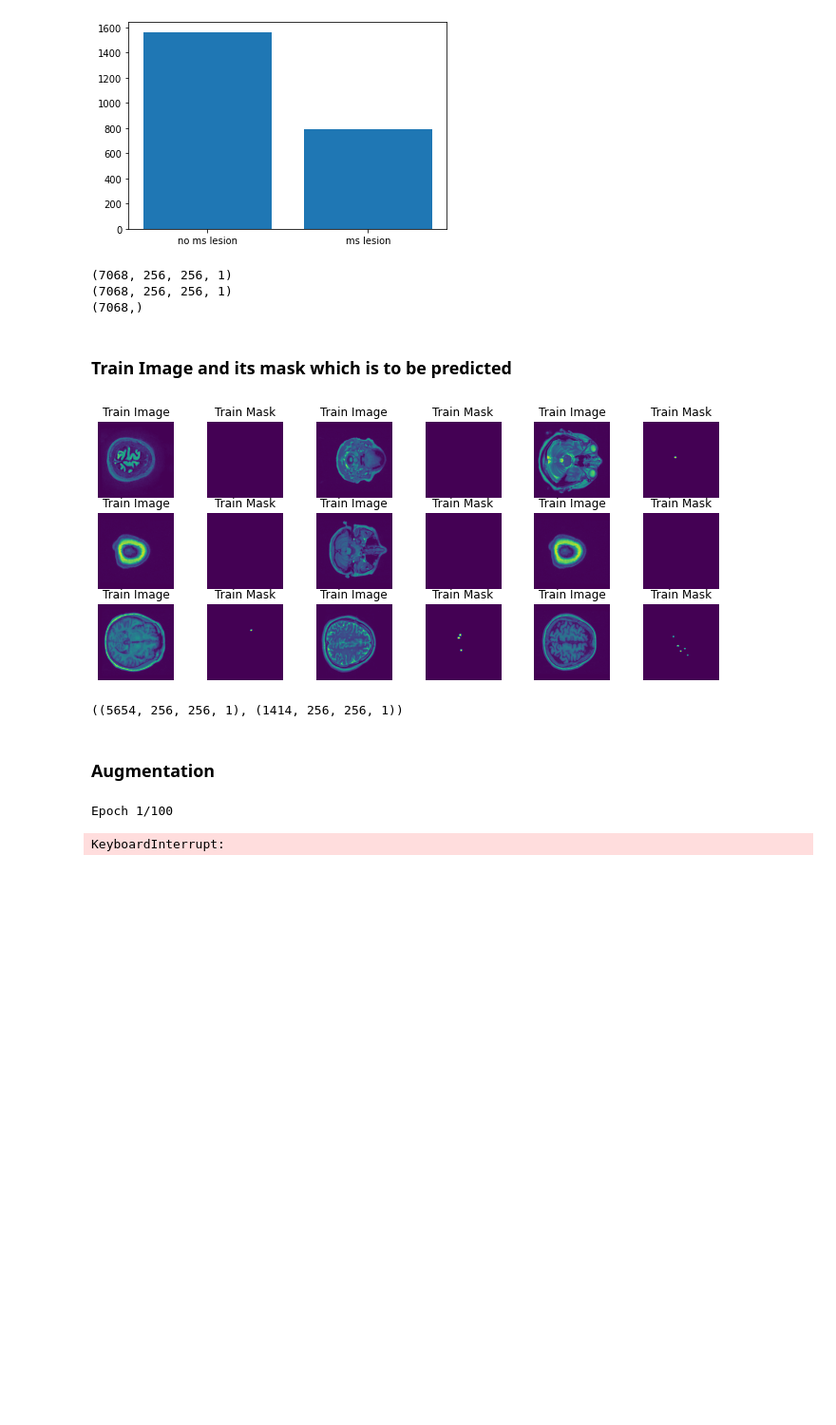
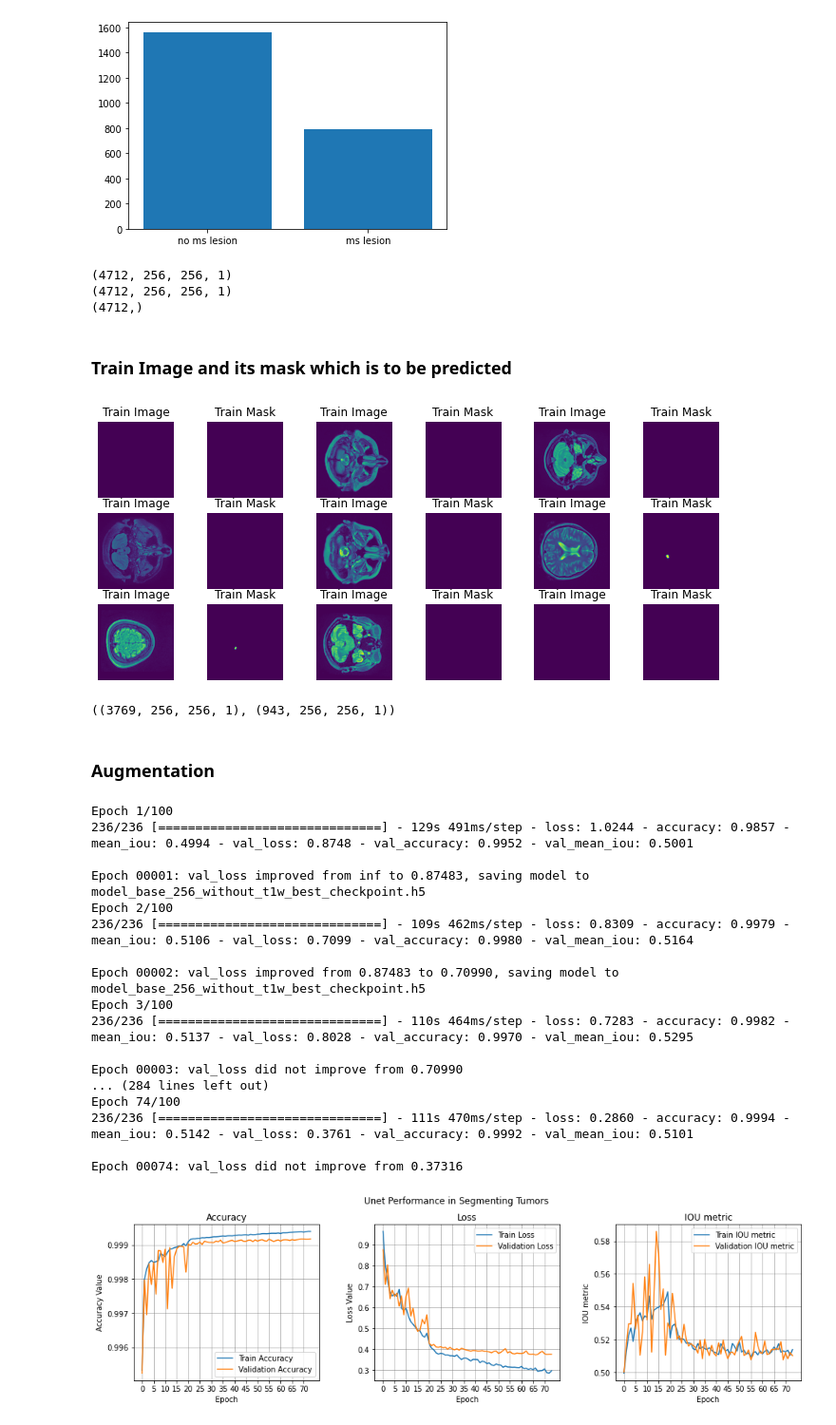
Before and after one commit to CM-Kim/unet_research, a Jupyter notebook: 03_unet_train.ipynb, the cells around one changed output. Shown at 95% size. Saved outputs shown, nothing was run; the diff lists cells and outputs as text; code cells hidden in the pictures; blank space fills up the shorter version.

```diff
--- a/03_unet_train.ipynb
+++ b/03_unet_train.ipynb
@@ -54,17 +54,17 @@ plt.bar(classes,counts,tick_label=list(integer_to_class.values()))
 from sklearn.model_selection import train_test_split
 import gc
 
-image_datasets = np.concatenate((t1w_images,t2f_images,t2w_images),axis=0)
-mask_datasets = np.concatenate((masks,masks,masks),axis =0)
-labels_datasets = np.concatenate((labels,labels,labels),axis =0)
+image_datasets = np.concatenate((t2f_images,t2w_images),axis=0)
+mask_datasets = np.concatenate((masks,masks),axis =0)
+labels_datasets = np.concatenate((labels,labels),axis =0)
 
 print(image_datasets.shape)
 print(mask_datasets.shape)
 print(labels_datasets.shape)
 # %% [output]
-(7068, 256, 256, 1)
-(7068, 256, 256, 1)
-(7068,)
+(4712, 256, 256, 1)
+(4712, 256, 256, 1)
+(4712,)
 # %% [markdown]
 ### Train Image and its mask which is to be predicted
 # %%
@@ -80,7 +80,7 @@ for idx in np.random.randint( image_datasets.shape[0], size=9):
   plt.title("Train Mask")
   plt.axis('off')
 # %% [output]
-[figure, old version]
+[figure, new version]
 # %%
 from sklearn.model_selection import train_test_split
 import gc
@@ -90,7 +90,6 @@ del image_datasets
 del mask_datasets
 del labels_datasets
 
-del t1w_images
 del t2f_images
 del t2w_images
 del labels
@@ -100,7 +99,7 @@ gc.collect()
 
 X.shape,X_v.shape
 # %% [output]
-((5654, 256, 256, 1), (1414, 256, 256, 1))
+((3769, 256, 256, 1), (943, 256, 256, 1))
 # %% [markdown]
 ### Augmentation
 # %%
@@ -114,27 +113,8 @@ import json
 
 model_options = [
 	{
-		'model_name': 'v5_1.3',
-		'model' : unet_v5,
-		'multiplier' : 1.3,
-		'input_shape' : (256,256,1)
-	},
-    {
-		'model_name': 'v5_1.5',
-		'model' : unet_v5,
-		'multiplier' : 1.5,
-		'input_shape' : (256,256,1)
-	},
-    {
-		'model_name': 'v5_1.8',
-		'model' : unet_v5,
-		'multiplier' : 1.8,
-		'input_shape' : (256,256,1)
-	},
-    {
-		'model_name': 'v5_2.0',
-		'model' : unet_v5,
-		'multiplier' : 2.0,
+		'model_name': 'base_256_without_t1w',
+		'model' : baseModel,
 		'input_shape' : (256,256,1)
 	}
 ]
@@ -142,7 +122,6 @@ model_options = [
 for model_option in model_options:
 
     model_name = model_option['model_name']
-    multiplier = model_option['multiplier']
     model = model_option['model']
     input_shape = model_option['input_shape']
 
@@ -151,36 +130,57 @@ for model_option in model_options:
     HISTORY_PNG_PATH = f'document/model_{model_name}_history.png'
     SUMMARY_PATH = f'document/model_{model_name}_summary.txt'
 
-    unet = model(input_shape=input_shape, multiplier=multiplier)
+    unet = ''
+
+    if 'multiplier' in model_option:
+      unet = model(input_shape=input_shape, multiplier=model_option['multiplier'])
+    else:
+      unet = model(input_shape=input_shape)
 
     ## save model summary(architecture)
     with open(SUMMARY_PATH,'w') as txt_file:
         unet.summary(print_fn=lambda x : txt_file.write(x+'\n'))
 
     unet.compile(optimizer=optimizers.Adam(lr=1e-3),
                 loss=bce_dice_loss, metrics=['accuracy',MeanIoU(num_classes=2,name="mean_iou")])
 
     model_checkpoint  = ModelCheckpoint(CHECKPOINT_NAME, save_best_only=True,
                                         monitor='val_loss', mode='min', verbose=1)
     early_stopping = EarlyStopping(monitor='val_loss', patience=7, mode='min' , baseline=None)
     reduceLR = ReduceLROnPlateau(patience=4, verbose=2, monitor='val_loss',min_lr=1e-4, mode='min')
 
     callback_list = [early_stopping, reduceLR, model_checkpoint]
 
     hist = unet.fit(
                         X,
                         Y,
                         batch_size=16,
                         epochs=100,
                         validation_data=(X_v,Y_v),
                         verbose=1,
                         callbacks= callback_list
             )
 
     history_dict = hist.history
 
     historyToJson(history_dict,HISTORY_PATH)
     historyToPng(history_dict,HISTORY_PNG_PATH)
 # %% [output]
 Epoch 1/100
+236/236 [==============================] - 129s 491ms/step - loss: 1.0244 - accuracy: 0.9857 - mean_iou: 0.4994 - val_loss: 0.8748 - val_accuracy: 0.9952 - val_mean_iou: 0.5001
+
+Epoch 00001: val_loss improved from inf to 0.87483, saving model to model_base_256_without_t1w_best_checkpoint.h5
+Epoch 2/100
+236/236 [==============================] - 109s 462ms/step - loss: 0.8309 - accuracy: 0.9979 - mean_iou: 0.5106 - val_loss: 0.7099 - val_accuracy: 0.9980 - val_mean_iou: 0.5164
+
+Epoch 00002: val_loss improved from 0.87483 to 0.70990, saving model to model_base_256_without_t1w_best_checkpoint.h5
+Epoch 3/100
+236/236 [==============================] - 110s 464ms/step - loss: 0.7283 - accuracy: 0.9982 - mean_iou: 0.5137 - val_loss: 0.8028 - val_accuracy: 0.9970 - val_mean_iou: 0.5295
+
+Epoch 00003: val_loss did not improve from 0.70990
+... (284 lines left out)
+Epoch 74/100
+236/236 [==============================] - 111s 470ms/step - loss: 0.2860 - accuracy: 0.9994 - mean_iou: 0.5142 - val_loss: 0.3761 - val_accuracy: 0.9992 - val_mean_iou: 0.5101
+
+Epoch 00074: val_loss did not improve from 0.37316
-KeyboardInterrupt:
+[figure, added]
```
Also changed, not shown: parts of 3 cells of this notebook, 21 other files.
